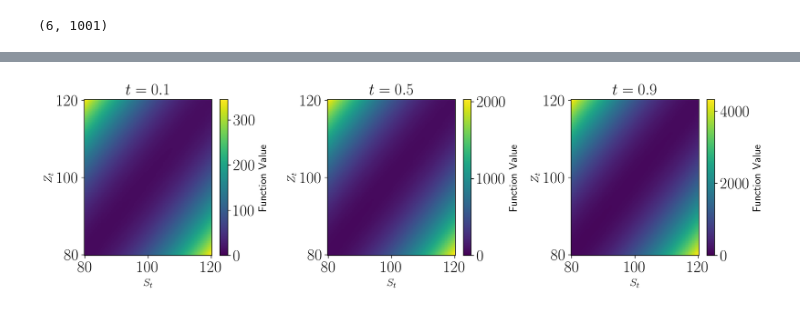
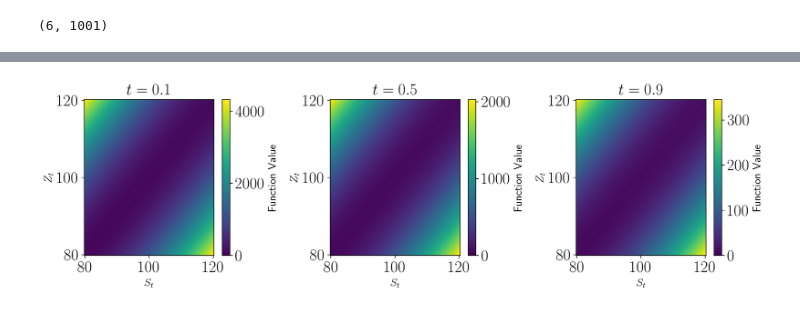
Before and after one commit to sb-bbr/AMM-Optimal-Exit-Time, a Jupyter notebook: Code/playground.ipynb, the cells around one changed output, grey strips where cells are left out. Cells and saved outputs as stored; diff of their text form; code cells hidden in the pictures.

```diff
--- a/Code/playground.ipynb
+++ b/Code/playground.ipynb
@@ -33,19 +33,18 @@ dpi = 300
 # %% [markdown]
 ## Load parameters
 # %%
-params_env = {
-'sigma' : 1,
-'S0' : 100.,
-'Z0' : 100.,
-'Y0' : 1000.,
-'eta' : 0.2,
-'xi' : 1.,
-'T' : 1.,
-'a1' : 1,
-'a2' : 1,
-'Nt' : 1_000,
-'r' : 0.5
-}
+params_env = {'sigma' : 1,
+                'S0' : 100.,
+                'Z0' : 100.,
+                'Y0' : 1000.,
+                'eta' : 0.2,
+                'xi' : 1.,
+                'T' : 1.,
+                'a1' : 1,
+                'a2' : 1,
+                'Nt' : 1_000,
+                'r' : 0.5
+                }
 # %% [markdown]
 ## Define environment
 # %%
@@ -63,7 +67,7 @@ vs.shape
 # %%
 for i in range(6):
     fig, axs = plt.subplots(1, 1, sharex=True, figsize=(6,5))
-    plt.plot(env.timesteps, vs[i,:], label=r'$v_1$', color ='tab:red')
+    plt.plot(env.timesteps, vs[i,:][::-1], label=r'$v_1$', color ='tab:red')
     plt.xlabel(r'$t$', fontsize = fsL)
     plt.ylabel(fr'$v_{i+1}(t)$', fontsize = fsL)
     plt.tight_layout()
@@ -78,7 +82,7 @@ for i in range(6):
 # %%
 def value_fct_vector(s,z):
     vs = env.solve_v123456()
-    return vs[0] + vs[1] * z + vs[2] * s + vs[3] * s * z + vs[4] * z**2 + vs[5] * s**2
+    return vs[0][::-1] + vs[1][::-1] * z + vs[2][::-1] * s + vs[3][::-1] * s * z + vs[4][::-1] * z**2 + vs[5][::-1] * s**2
 # %%
 from scipy.interpolate import interp1d
 # %%
@@ -102,36 +106,40 @@ for i in range(N):
         T2[i,j] = value_fct(0.5, S[i,j], Z[i,j])
         T3[i,j] = value_fct(0.9, S[i,j], Z[i,j])
 # %%
-min_value = min(0., T1.min(), T2.min(), T3.min())
-max_value = max(T1.max(), T2.max(), T3.max())
+min_value1 = min(0., T1.min())
+max_value1 = max(0., T1.max())
+min_value2 = min(0., T2.min())
+max_value2 = max(0., T2.max())
+min_value3 = min(0., T3.min())
+max_value3 = max(0., T3.max())
 # %%
 # Plot for t = 0.1
 plt.figure(figsize=(13, 4))
 
 plt.subplot(1, 3, 1)
-c1 = plt.pcolormesh(S, Z, T1, shading='auto', cmap='viridis', vmin=min_value)#, vmax=max_value)
+c1 = plt.pcolormesh(S, Z, T1, shading='auto', cmap='viridis', vmin=min_value1, vmax=max_value1)
 plt.colorbar(c1, label="Function Value")
 plt.xlabel(r'$S_t$')
 plt.ylabel(r'$Z_t$')
 plt.title(r'$t = 0.1$')
 
 # Plot for t = 0.5
 plt.subplot(1, 3, 2)
-c2 = plt.pcolormesh(S, Z, T2, shading='auto', cmap='viridis', vmin=min_value)#, vmax=max_value)
+c2 = plt.pcolormesh(S, Z, T2, shading='auto', cmap='viridis', vmin=min_value2, vmax=max_value2)
 plt.colorbar(c2, label="Function Value")
 plt.xlabel(r'$S_t$')
 plt.ylabel(r'$Z_t$')
 plt.title(r'$t = 0.5$')
 
 # Plot for t = 0.9
 plt.subplot(1, 3, 3)
-c3 = plt.pcolormesh(S, Z, T3, shading='auto', cmap='viridis', vmin=min_value)#, vmax=max_value)
+c3 = plt.pcolormesh(S, Z, T3, shading='auto', cmap='viridis', vmin=min_value3, vmax=max_value3)
 plt.colorbar(c3, label="Function Value")
 plt.xlabel(r'$S_t$')
 plt.ylabel(r'$Z_t$')
 plt.title(r'$t = 0.9$')
 
 plt.tight_layout()
 plt.show()
 # %% [output]
-[figure, old version]
+[figure, new version]
```
Also changed, not shown: parts of 2 cells of this notebook.
